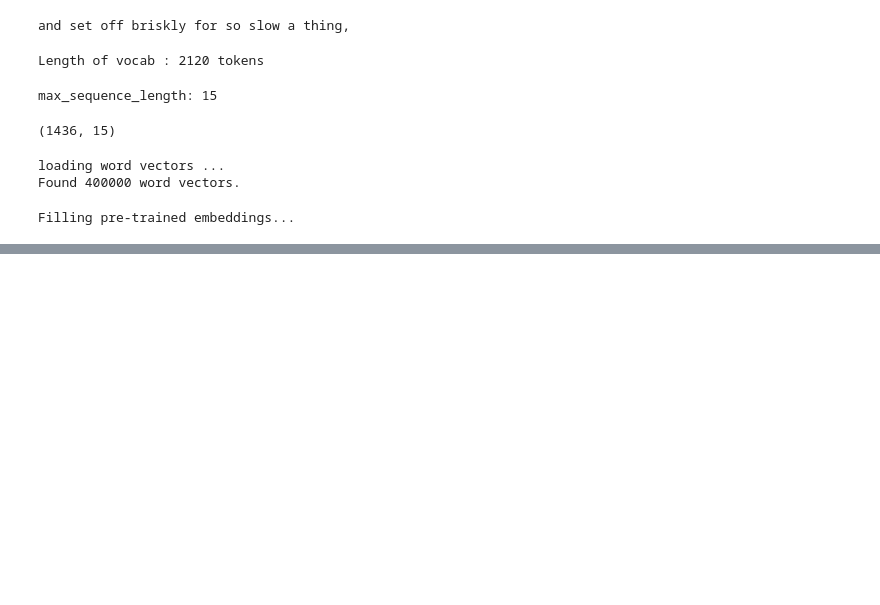
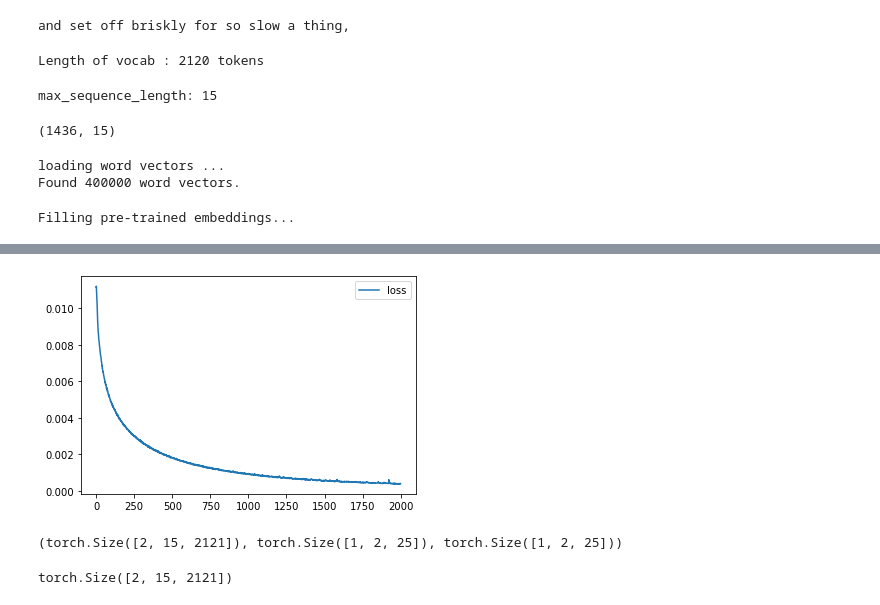
Before and after one commit to Baraa42/Sequence-Analysis-Project, a Jupyter notebook: poetry.ipynb, the cells around one changed output, grey strips where cells are left out. Saved outputs shown, nothing was run; the diff lists cells and outputs as text; code cells hidden in the pictures; blank space fills up the shorter version.

Commit message:
poetry model

```diff
--- a/poetry.ipynb
+++ b/poetry.ipynb
@@ -158,0 +223,2 @@ embedding_layer.requires_grad = False
+# %%
+poetry_dataset = PoetryDataset()
@@ -158,0 +241,37 @@ embedding_layer.requires_grad = False
+# %%
+# training loop
+
+# loss to store
+train_losses = np.zeros(EPOCHS)
+test_losses = np.zeros(EPOCHS)
+
+for it in range(EPOCHS):
+
+    train_loss = []
+    for inputs, targets in data_loader:
+        # move data to gpu
+        #inputs, targets = inputs.to(device), targets.to(device)
+
+        # forward
+        outputs = model(inputs)
+
+        # compute loss
+        loss = criterion(outputs, targets)
+
+        # zero the grad
+        optimizer.zero_grad()
+
+        # backward
+        loss.backward()
+        optimizer.step()
+
+        # store loss
+        train_loss.append(loss.item())
+
+    # final loss
+    train_loss = np.mean(train_loss)
+    train_losses[it] = train_loss
+
+
+    # prints
+    print(f"Epoch {it+1}/{EPOCHS}. Train Loss = {train_loss:.4f}")
@@ -158,0 +298,7 @@ embedding_layer.requires_grad = False
+# %%
+# plot some data
+plt.plot(train_losses, label="loss")
+plt.legend()
+plt.show()
+# %% [output]
+[figure, added]
@@ -158,0 +325,13 @@ embedding_layer.requires_grad = False
+# %%
+# simple test
+x = torch.ones(2,15, dtype=torch.int)
+h0 = torch.zeros(1, x.size(0), LATENT_DIM)#.to(device)
+c0 = torch.zeros(1, x.size(0), LATENT_DIM)#.to(device)
+y, h, c = sampling_model(x, h0, c0)
+y.shape, h.shape, c.shape
+# %% [output]
+(torch.Size([2, 15, 2121]), torch.Size([1, 2, 25]), torch.Size([1, 2, 25]))
+# %%
+y.shape
+# %% [output]
+torch.Size([2, 15, 2121])
```
Also changed, not shown: parts of 23 cells of this notebook, 1 other file.
